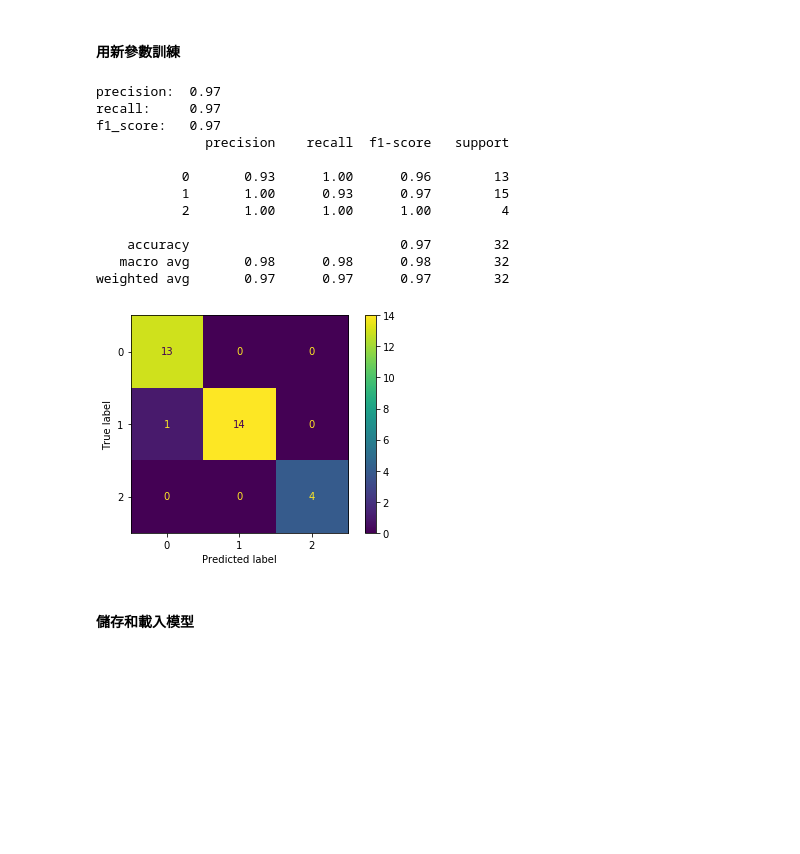
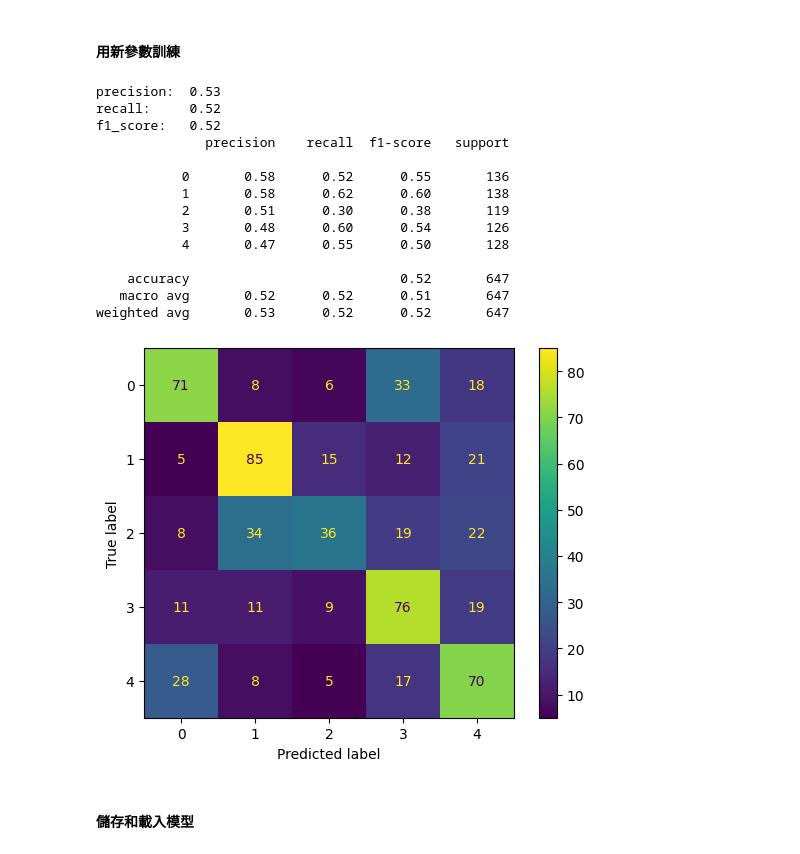
Before and after one commit to KanoWuTW/112-1-NLP-code-comparison, a Jupyter notebook: W11 分類.ipynb, the cells around one changed output. Saved outputs shown, nothing was run; the diff lists cells and outputs as text; code cells hidden in the pictures; blank space fills up the shorter version.

```diff
--- a/W11 分類.ipynb
+++ b/W11 分類.ipynb
@@ -72,10 +69,10 @@ memory usage: 19.6 KB
 from scipy.stats import skew
 
 ## 畫一個由13*2個子圖組成的圖
-fig, axes = plt.subplots(13, 2, figsize=(10,30))
+fig, axes = plt.subplots(31, 2, figsize=(10,30))
 
 ## 因表格最後一欄是類別標註，所以:-1；又因左右都要畫某特徵的相關圖，所以他的名字要被用兩次
-cols2plot = [c for c in df.columns[:-1] for x in range(2)]
+cols2plot = [c for c in df.columns[1:] for x in range(2)]
 ## 空字典裝每個特徵的偏度(skewness)
 cols_skewness = {}
 
@@ -139,7 +153,7 @@ def outliers_treatment(df, cols_skewness, method):
                                         df[col]))
     return df
 
-method = "trim"
+method = "cap"
 df = outliers_treatment(df, cols_skewness, method)
 df
 # %% [output]
@@ -209,8 +237,8 @@ df_normalized
 from sklearn.feature_selection import mutual_info_classif
 
 ## 因要使用統計方法比較特徵跟類別間的關係，故須先定義特徵(X)和類別(y)
-X = df.iloc[:, :-1]
-y = df.iloc[:, -1]
+X = df.iloc[:, 1:]
+y = df.iloc[:, 0]
 
 ## 介於0-1之間， 0：表示兩組數據相互獨立，1：表示兩組數據完全相關，結果值大於0的特徵(與標籤相關的特徵)
 feature_scores = mutual_info_classif(X, y, random_state=0)
@@ -218,7 +246,7 @@ feature_scores = mutual_info_classif(X, y, random_state=0)
 ## 找出最高分的特徵，0.4是隨機設置的值，可以調整，或是只要前幾高就好也可以
 high_score_features = []
 for score, f_name in zip(feature_scores, X.columns):
-    if score >= 0.4:
+    if score >= 0.05:
         high_score_features.append(f_name)
 
 ## 已經找出最相關的特徵，這裡只掉只要這些欄位。先不跟y(類別)合併，下面有要用到分開的地方
@@ -270,8 +298,8 @@ df_normalized_mic
 # %%
 from sklearn.model_selection import train_test_split
 
-X_train, X_test, y_train, y_test = train_test_split(df_mic.iloc[:, :-1], y, test_size=0.2, random_state=1)
-X_train_nm, X_test_nm, y_train_nm, y_test_nm = train_test_split(df_normalized_mic.iloc[:, :-1], y, test_size=0.2, random_state=1)
+X_train, X_test, y_train, y_test = train_test_split(df_mic.iloc[:, :-1], y, test_size=0.3, random_state=1)
+X_train_nm, X_test_nm, y_train_nm, y_test_nm = train_test_split(df_normalized_mic.iloc[:, :-1], y, test_size=0.3, random_state=1)
 # %% [markdown]
 ## 模型訓練與評估
 # %% [markdown]
@@ -349,37 +379,39 @@ tuned_results_df.head()
 # %% [markdown]
 #### 用新參數訓練
 # %%
-dt_clf = DecisionTreeClassifier(max_depth=3, min_samples_leaf=5)
+dt_clf = DecisionTreeClassifier(max_depth=5, min_samples_leaf=10)
 dt_clf.fit(X_train, y_train)
 y_pred = dt_clf.predict(X_test)
 
 ## 調參後f1 score進步0.03
 print("precision: ", round(precision_score(y_test, y_pred, average='weighted'), 2))
 print("recall:    ", round(recall_score(y_test, y_pred, average='weighted'), 2))
 print("f1_score:  ", round(f1_score(y_test, y_pred, average='weighted'), 2))
-target_names = ["0","1","2"]
+target_names = ["0","1","2","3","4"]
 print(classification_report(y_test, y_pred, target_names=target_names))
 
 confusion_matrix_ = confusion_matrix(y_test, y_pred)
 cm_display = ConfusionMatrixDisplay(confusion_matrix=confusion_matrix_,
                                     display_labels=target_names)
 
 cm_display.plot()
 plt.show()
 # %% [output]
-precision:  0.97
-recall:     0.97
-f1_score:   0.97
+precision:  0.53
+recall:     0.52
+f1_score:   0.52
               precision    recall  f1-score   support
 
-           0       0.93      1.00      0.96        13
-           1       1.00      0.93      0.97        15
-           2       1.00      1.00      1.00         4
+           0       0.58      0.52      0.55       136
+           1       0.58      0.62      0.60       138
+           2       0.51      0.30      0.38       119
+           3       0.48      0.60      0.54       126
+           4       0.47      0.55      0.50       128
 
-    accuracy                           0.97        32
-   macro avg       0.98      0.98      0.98        32
-weighted avg       0.97      0.97      0.97        32
+    accuracy                           0.52       647
+   macro avg       0.52      0.52      0.51       647
+weighted avg       0.53      0.52      0.52       647
-[figure, old version]
+[figure, new version]
 # %% [markdown]
 #### 儲存和載入模型
 # %%
```
Also changed, not shown: parts of 35 cells of this notebook.
